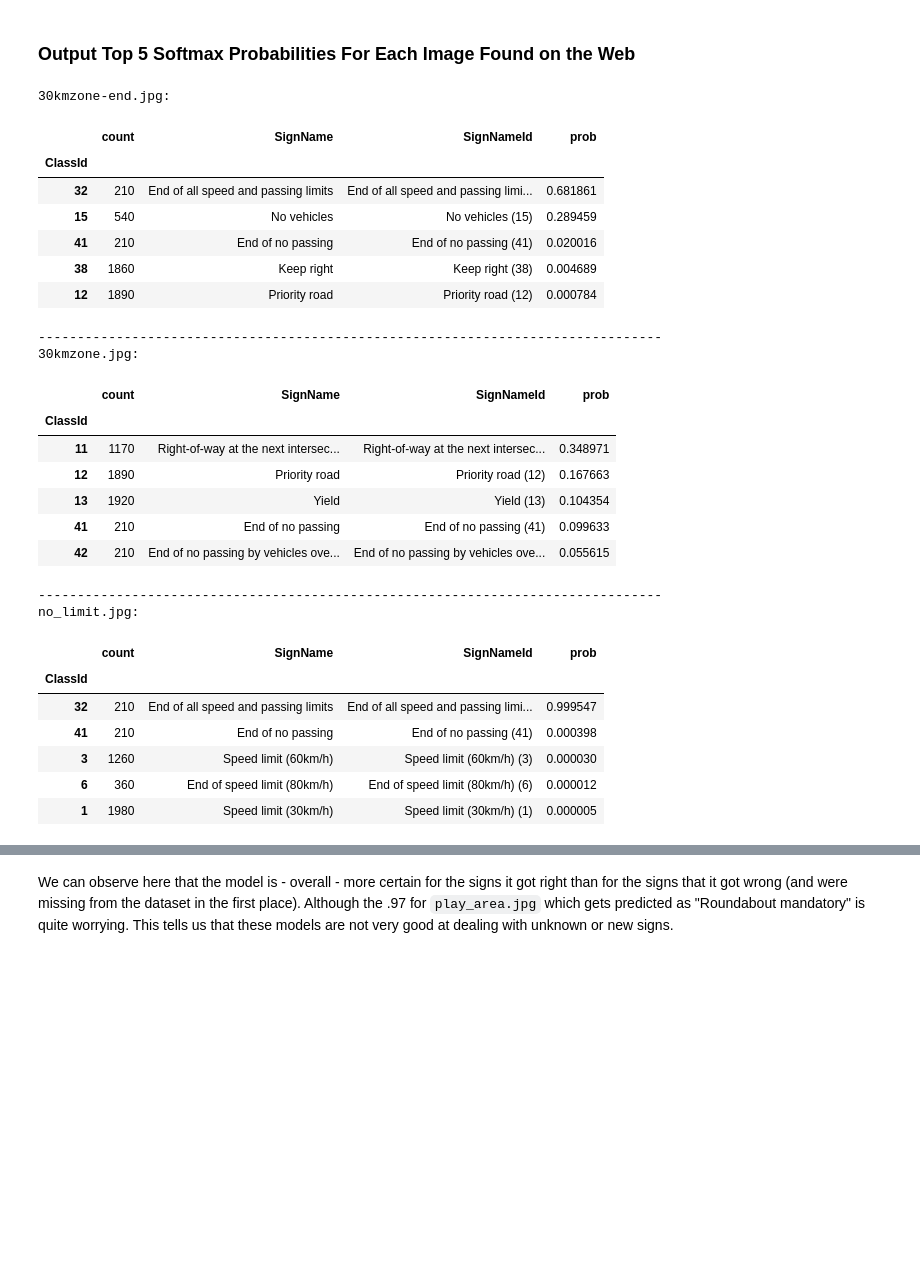
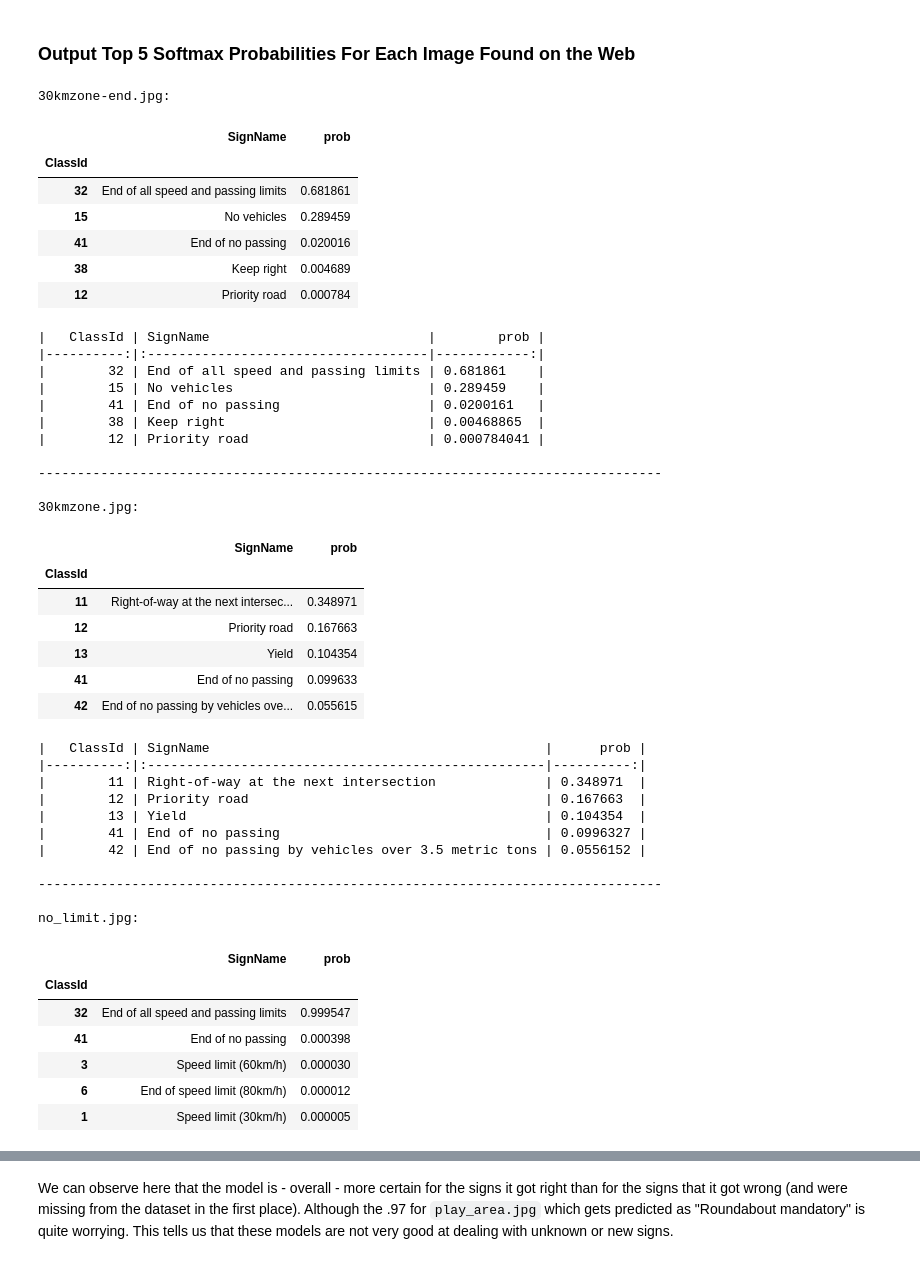
Before and after one commit to jvanlier/self-driving-car-engineer, a Jupyter notebook: Project3_Traffic_Sign_Classifier/Traffic_Sign_Classifier.ipynb, the cells around one changed output, grey strips where cells are left out. Cells and saved outputs as stored; diff of their text form; code cells hidden in the pictures; blank space fills up the shorter version.

```diff
--- a/Project3_Traffic_Sign_Classifier/Traffic_Sign_Classifier.ipynb
+++ b/Project3_Traffic_Sign_Classifier/Traffic_Sign_Classifier.ipynb
@@ -491,38 +498,57 @@ But when considering only the 3 labels that actually exist in the training datas
 # %%
 for path, pred_logit in zip(web_img_paths, yhat_web):
     probs = softmax(pred_logit)
     top_5 = np.argsort(probs)[-5:]
 
     sign_df_top5 = sign_df.loc[top_5].assign(prob=np.sort(probs)[-5:]) \
-        .sort_values(by="prob", ascending=False)
+        .sort_values(by="prob", ascending=False).drop(["SignNameId", "count"], axis=1)
 
     print(f"{path.name}:")
     display(sign_df_top5)
-    print("-" * 80)
+    print(sign_df_top5.to_markdown())
+    print("\n" + "-" * 80 + "\n")
 # %% [output]
 30kmzone-end.jpg:
-|  | count | SignName | SignNameId | prob |
-| ClassId |  |  |  |  |
-| 32 | 210 | End of all speed and passing limits | End of all speed and passing limi... | 0.681861 |
-| 15 | 540 | No vehicles | No vehicles (15) | 0.289459 |
-| 41 | 210 | End of no passing | End of no passing (41) | 0.020016 |
-| 38 | 1860 | Keep right | Keep right (38) | 0.004689 |
-| 12 | 1890 | Priority road | Priority road (12) | 0.000784 |
+|  | SignName | prob |
+| ClassId |  |  |
+| 32 | End of all speed and passing limits | 0.681861 |
+| 15 | No vehicles | 0.289459 |
+| 41 | End of no passing | 0.020016 |
+| 38 | Keep right | 0.004689 |
+| 12 | Priority road | 0.000784 |
+|   ClassId | SignName                            |        prob |
+|----------:|:------------------------------------|------------:|
+|        32 | End of all speed and passing limits | 0.681861    |
+|        15 | No vehicles                         | 0.289459    |
+|        41 | End of no passing                   | 0.0200161   |
+|        38 | Keep right                          | 0.00468865  |
+|        12 | Priority road                       | 0.000784041 |
+
 --------------------------------------------------------------------------------
+
 30kmzone.jpg:
-|  | count | SignName | SignNameId | prob |
-| ClassId |  |  |  |  |
-| 11 | 1170 | Right-of-way at the next intersec... | Right-of-way at the next intersec... | 0.348971 |
-| 12 | 1890 | Priority road | Priority road (12) | 0.167663 |
-| 13 | 1920 | Yield | Yield (13) | 0.104354 |
-| 41 | 210 | End of no passing | End of no passing (41) | 0.099633 |
-| 42 | 210 | End of no passing by vehicles ove... | End of no passing by vehicles ove... | 0.055615 |
+|  | SignName | prob |
+| ClassId |  |  |
+| 11 | Right-of-way at the next intersec... | 0.348971 |
+| 12 | Priority road | 0.167663 |
+| 13 | Yield | 0.104354 |
+| 41 | End of no passing | 0.099633 |
+| 42 | End of no passing by vehicles ove... | 0.055615 |
+|   ClassId | SignName                                           |      prob |
+|----------:|:---------------------------------------------------|----------:|
+|        11 | Right-of-way at the next intersection              | 0.348971  |
+|        12 | Priority road                                      | 0.167663  |
+|        13 | Yield                                              | 0.104354  |
+|        41 | End of no passing                                  | 0.0996327 |
+|        42 | End of no passing by vehicles over 3.5 metric tons | 0.0556152 |
+
 --------------------------------------------------------------------------------
+
 no_limit.jpg:
-|  | count | SignName | SignNameId | prob |
-| ClassId |  |  |  |  |
-| 32 | 210 | End of all speed and passing limits | End of all speed and passing limi... | 0.999547 |
-| 41 | 210 | End of no passing | End of no passing (41) | 0.000398 |
-| 3 | 1260 | Speed limit (60km/h) | Speed limit (60km/h) (3) | 0.000030 |
-| 6 | 360 | End of speed limit (80km/h) | End of speed limit (80km/h) (6) | 0.000012 |
-| 1 | 1980 | Speed limit (30km/h) | Speed limit (30km/h) (1) | 0.000005 |
+|  | SignName | prob |
+| ClassId |  |  |
+| 32 | End of all speed and passing limits | 0.999547 |
+| 41 | End of no passing | 0.000398 |
+| 3 | Speed limit (60km/h) | 0.000030 |
+| 6 | End of speed limit (80km/h) | 0.000012 |
+| 1 | Speed limit (30km/h) | 0.000005 |
```
Also changed, not shown: parts of 9 cells of this notebook, 6 other files.
